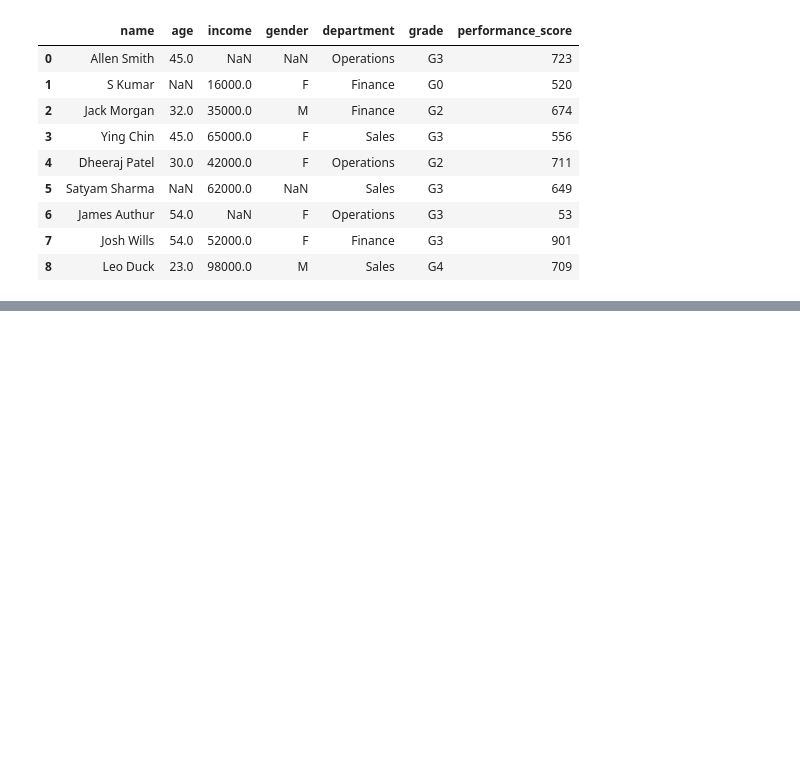
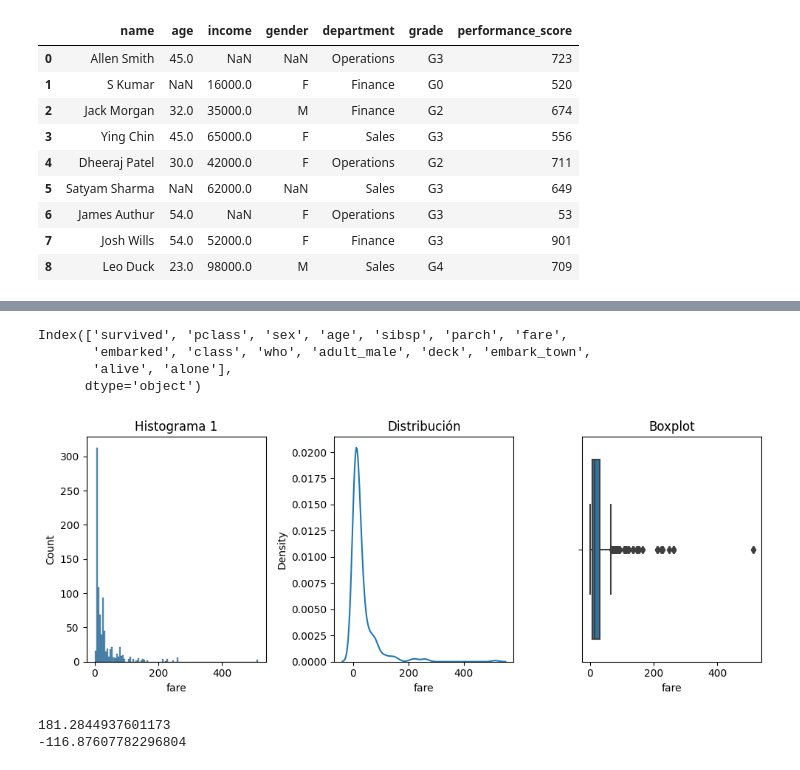
Before and after one commit to Angepira/AngePira.github.io, a Jupyter notebook: Clase_20_y_21_Limpieza_y_transformación_de_datos.ipynb, the cells around one changed output, grey strips where cells are left out. Cells and saved outputs as stored; diff of their text form; code cells hidden in the pictures; blank space fills up the shorter version.

```diff
--- a/Clase_20_y_21_Limpieza_y_transformación_de_datos.ipynb
+++ b/Clase_20_y_21_Limpieza_y_transformación_de_datos.ipynb
@@ -485,0 +760,3 @@ df
+# %%
+titanic = sns.load_dataset('titanic')
+titanic
@@ -485,0 +777,36 @@ df
+# %%
+titanic.columns
+# %% [output]
+Index(['survived', 'pclass', 'sex', 'age', 'sibsp', 'parch', 'fare',
+       'embarked', 'class', 'who', 'adult_male', 'deck', 'embark_town',
+       'alive', 'alone'],
+      dtype='object')
+# %%
+# Crear la figura y los subplots
+fig, axs = plt.subplots(1, 3, figsize=(10, 4))
+
+# Graficar el primer histograma en el primer subplot
+sns.histplot(data=titanic, x='fare', ax=axs[0])
+
+# Configurar título y etiquetas del primer subplot
+axs[0].set_title('Histograma 1')
+
+# Graficar la distribución en el segundo subplot
+sns.kdeplot(data=titanic, x='fare', ax=axs[1])
+
+# Configurar título y etiquetas del segundo subplot
+axs[1].set_title('Distribución')
+
+# Graficar el boxplot en el tercer subplot
+sns.boxplot(data=titanic, x='fare', ax=axs[2])
+
+# Configurar título y etiquetas del segundo subplot
+axs[2].set_title('Boxplot')
+
+# Ajustar el espaciado entre subplots
+plt.tight_layout()
+
+# Mostrar la figura con los subplots
+plt.show()
+# %% [output]
+[figure, added]
@@ -485,0 +816,6 @@ df
+# %%
+print(upper_limit)
+print(lower_limit)
+# %% [output]
+181.2844937601173
+-116.87607782296804
```
Also changed, not shown: parts of 53 cells of this notebook.
